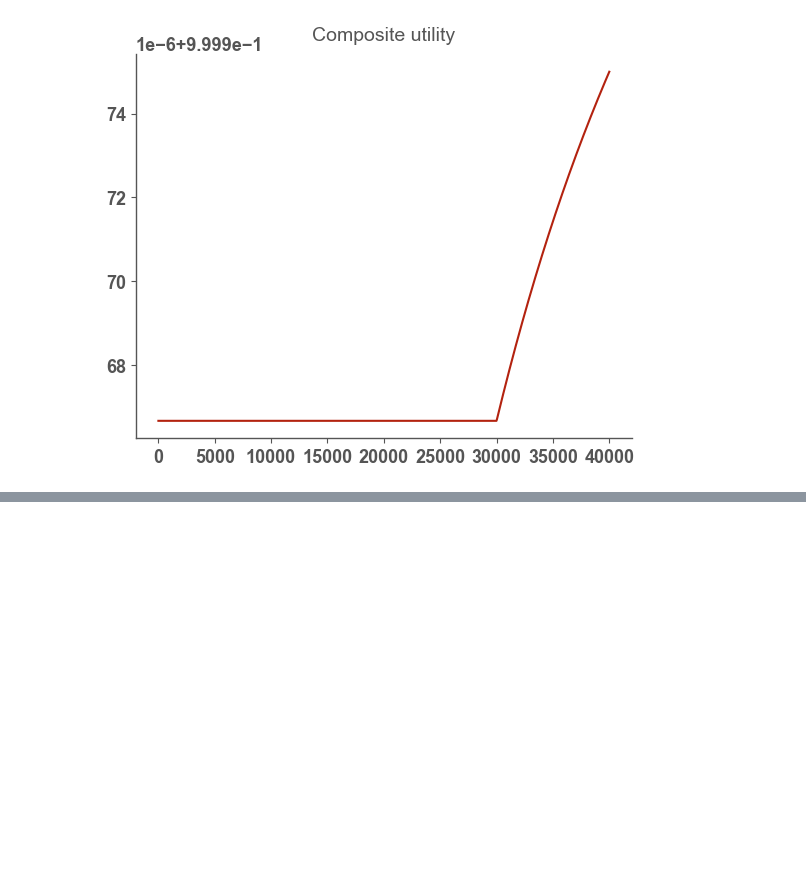
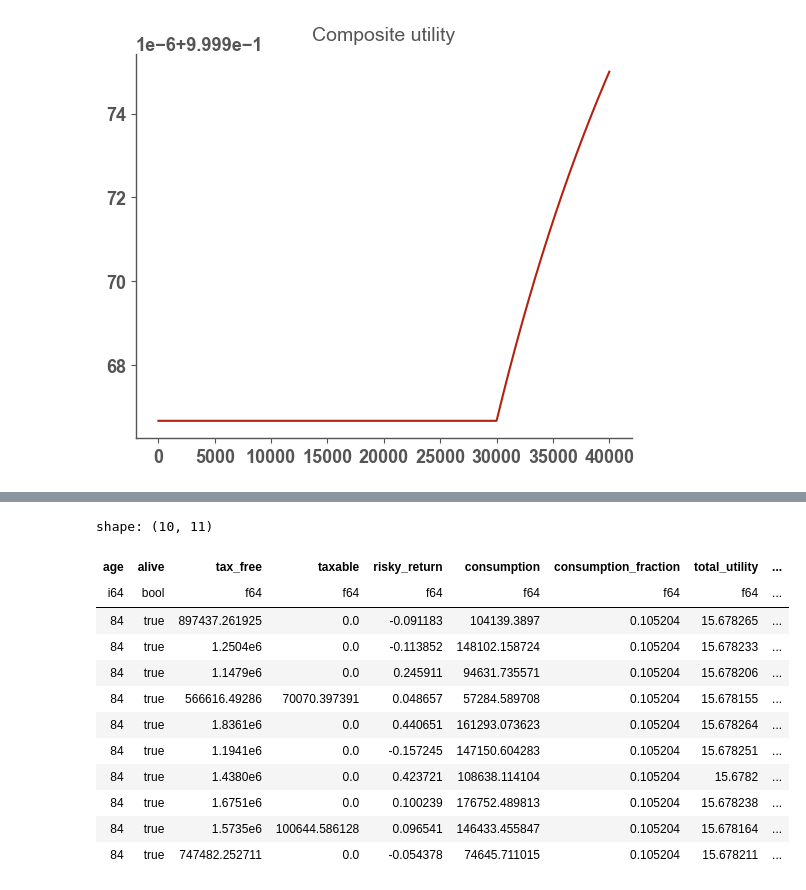
Before and after one commit to jaryaman/financial-decisions, a Jupyter notebook: notebooks/6-monte-carlo.ipynb, the cells around one changed output, grey strips where cells are left out. Saved outputs shown, nothing was run; the diff lists cells and outputs as text; code cells hidden in the pictures; blank space fills up the shorter version.

```diff
--- a/notebooks/6-monte-carlo.ipynb
+++ b/notebooks/6-monte-carlo.ipynb
@@ -68,0 +76,2 @@ ax.set_ylabel("Annual consumption ($)");
+# %%
+sims.sort("age").group_by("run_number").agg(col("bequest").last()).sort("run_number")
@@ -68,0 +92,16 @@ ax.set_ylabel("Annual consumption ($)");
+# %%
+sims.filter(col("age")==84)
+# %% [output]
+shape: (10, 11)
+| age | alive | tax_free | taxable | risky_return | consumption | consumption_fraction | total_utility | ... |
+| i64 | bool | f64 | f64 | f64 | f64 | f64 | f64 | ... |
+| 84 | true | 897437.261925 | 0.0 | -0.091183 | 104139.3897 | 0.105204 | 15.678265 | ... |
+| 84 | true | 1.2504e6 | 0.0 | -0.113852 | 148102.158724 | 0.105204 | 15.678233 | ... |
+| 84 | true | 1.1479e6 | 0.0 | 0.245911 | 94631.735571 | 0.105204 | 15.678206 | ... |
+| 84 | true | 566616.49286 | 70070.397391 | 0.048657 | 57284.589708 | 0.105204 | 15.678155 | ... |
+| 84 | true | 1.8361e6 | 0.0 | 0.440651 | 161293.073623 | 0.105204 | 15.678264 | ... |
+| 84 | true | 1.1941e6 | 0.0 | -0.157245 | 147150.604283 | 0.105204 | 15.678251 | ... |
+| 84 | true | 1.4380e6 | 0.0 | 0.423721 | 108638.114104 | 0.105204 | 15.6782 | ... |
+| 84 | true | 1.6751e6 | 0.0 | 0.100239 | 176752.489813 | 0.105204 | 15.678238 | ... |
+| 84 | true | 1.5735e6 | 100644.586128 | 0.096541 | 146433.455847 | 0.105204 | 15.678164 | ... |
+| 84 | true | 747482.252711 | 0.0 | -0.054378 | 74645.711015 | 0.105204 | 15.678211 | ... |
```
Also changed, not shown: parts of 6 cells of this notebook, 4 other files.
